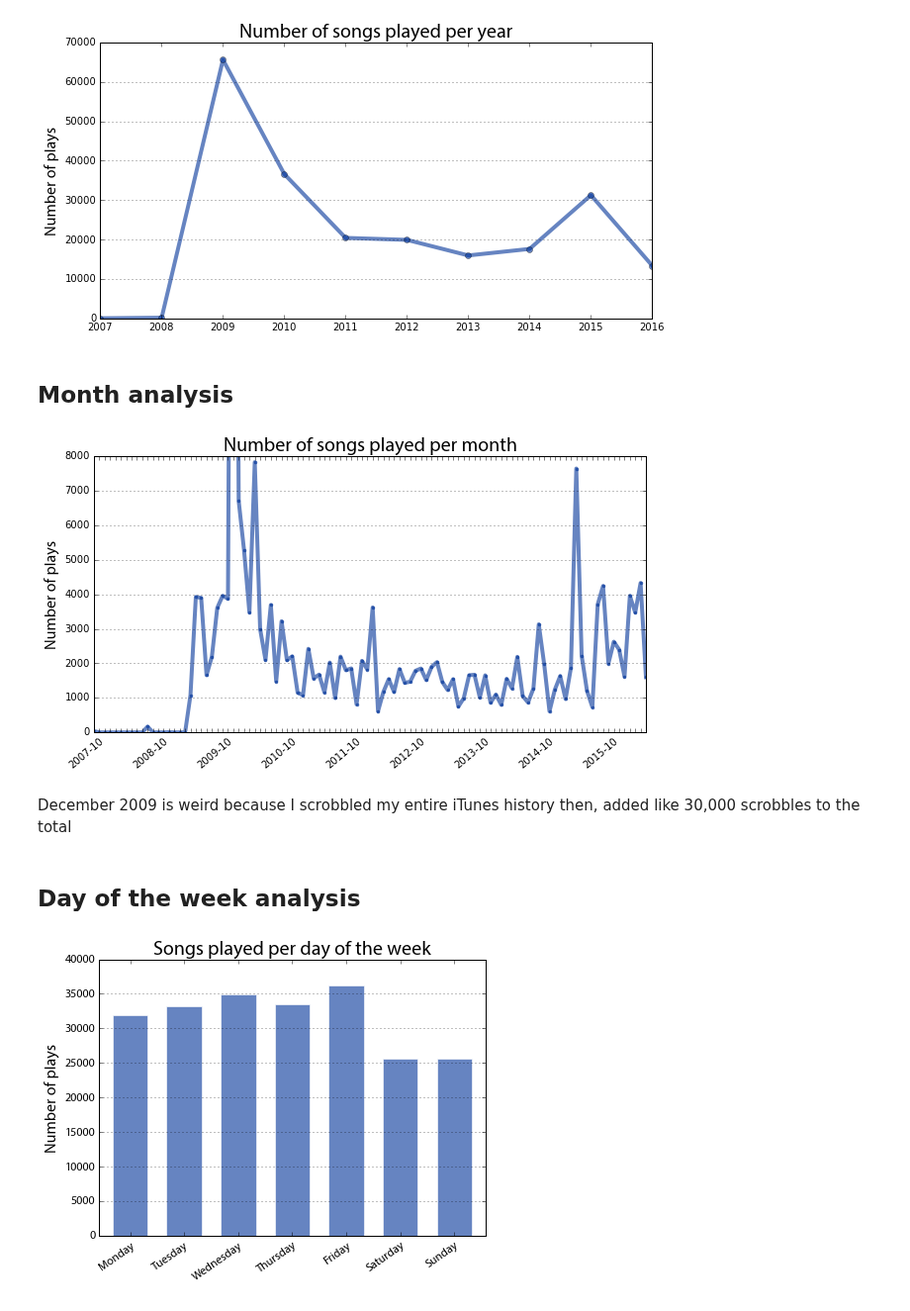
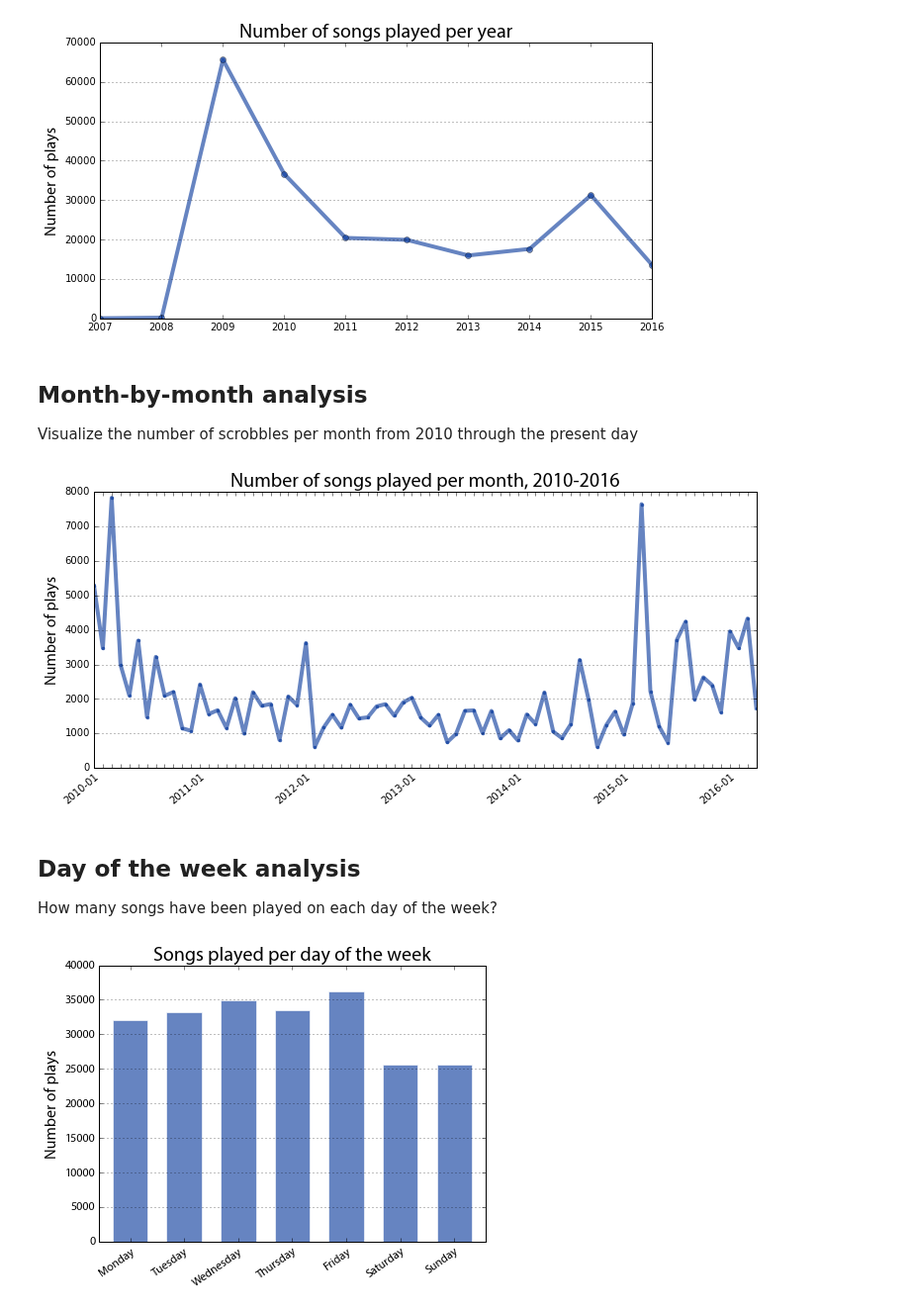
Before and after one commit to gboeing/data-visualization, a Jupyter notebook: lastfm-listening-history/lastfm_analysis.ipynb, the cells around one changed output. Shown at 99% size. Cells and saved outputs as stored; diff of their text form; code cells hidden in the pictures.

```diff
--- a/lastfm-listening-history/lastfm_analysis.ipynb
+++ b/lastfm-listening-history/lastfm_analysis.ipynb
@@ -170,38 +176,46 @@ plt.savefig('images/lastfm-scrobbles-per-year.png', dpi=96, bbox_inches='tight')
 plt.show()
 # %% [output]
 [figure]
-# %% [markdown]
-## Month analysis
+# %% [markdown]
+## Month-by-month analysis
+
+Visualize the number of scrobbles per month from 2010 through the present day
+# %%
+# get all the scrobbles from 2010-present
+min_year = 2010
+scrobbles_10 = scrobbles[scrobbles['year'] >= min_year]
+max_year = max(scrobbles_10['year'])
 # %%
-month_counts = scrobbles['month'].value_counts().sort_index()
+# count number of scrobbles in each month
+month_counts = scrobbles_10['month'].value_counts().sort_index()
 
 # not every month necessarily has a scrobble, so fill in missing months with zero counts
-date_range = pd.date_range(start=min(scrobbles['timestamp']), end=max(scrobbles['timestamp']), freq='D')
+date_range = pd.date_range(start=min(scrobbles_10['timestamp']), end=max(scrobbles_10['timestamp']), freq='D')
 months_range = date_range.map(lambda x: str(x.date())[:-3])
 index = np.unique(months_range)
 month_counts = month_counts.reindex(index, fill_value=0)
 # %%
-ax = month_counts.plot(kind='line', figsize=[10, 5], linewidth='4', alpha=0.6, marker='.', color='#003399')
+ax = month_counts.plot(kind='line', figsize=[12, 5], linewidth='4', alpha=0.6, marker='.', color='#003399')
 
-xlabels = month_counts.iloc[range(1, len(month_counts), 12)].index
+xlabels = month_counts.iloc[range(0, len(month_counts), 12)].index
 xlabels = [x if x in xlabels else '' for x in month_counts.index]
 ax.set_xticks(range(len(xlabels)))
 ax.set_xticklabels(xlabels, rotation=40, rotation_mode='anchor', ha='right')
 
 ax.yaxis.grid(True)
 ax.set_ylim((0,8000))
 ax.set_ylabel('Number of plays', fontproperties=label_font)
 ax.set_xlabel('', fontproperties=label_font)
-ax.set_title('Number of songs played per month', fontproperties=title_font)
+ax.set_title('Number of songs played per month, {}-{}'.format(min_year, max_year), fontproperties=title_font)
 
 plt.savefig('images/lastfm-scrobbles-per-month.png', dpi=96, bbox_inches='tight')
 plt.show()
 # %% [output]
-[figure, old version]
+[figure, new version]
-# %% [markdown]
-December 2009 is weird because I scrobbled my entire iTunes history then, added like 30,000 scrobbles to the total
 # %% [markdown]
 ## Day of the week analysis
+
+How many songs have been played on each day of the week?
 # %%
 # get the play count sum by day of the week
 dow_counts = scrobbles['dow'].value_counts().sort_index()
```
Also changed, not shown: parts of 25 cells of this notebook, 12 other files.
